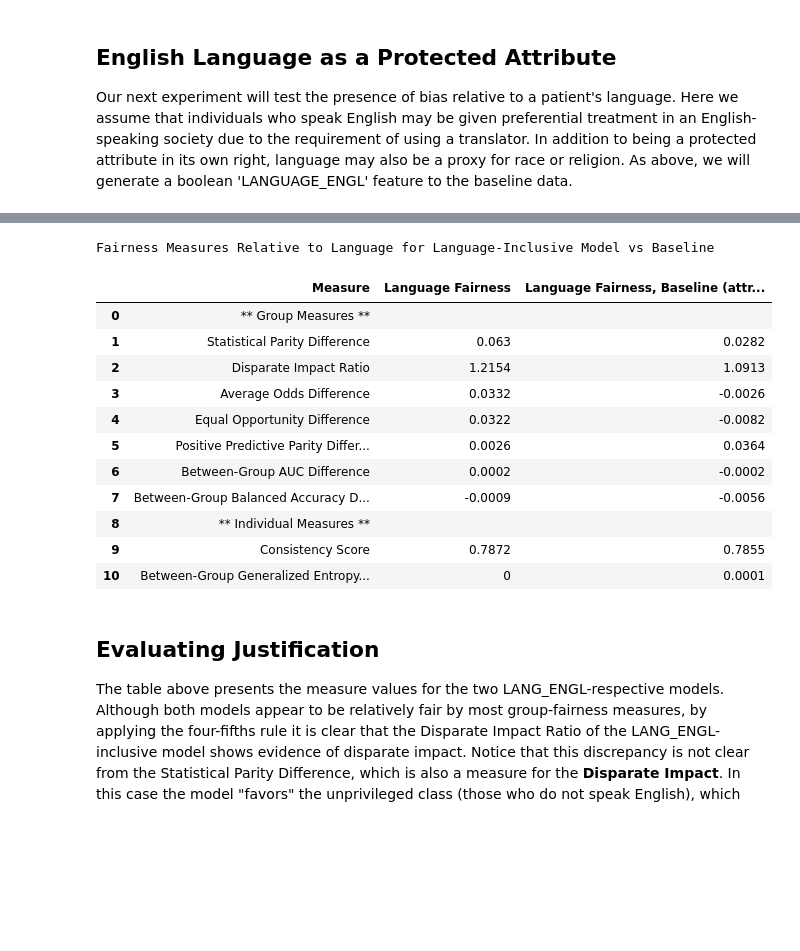
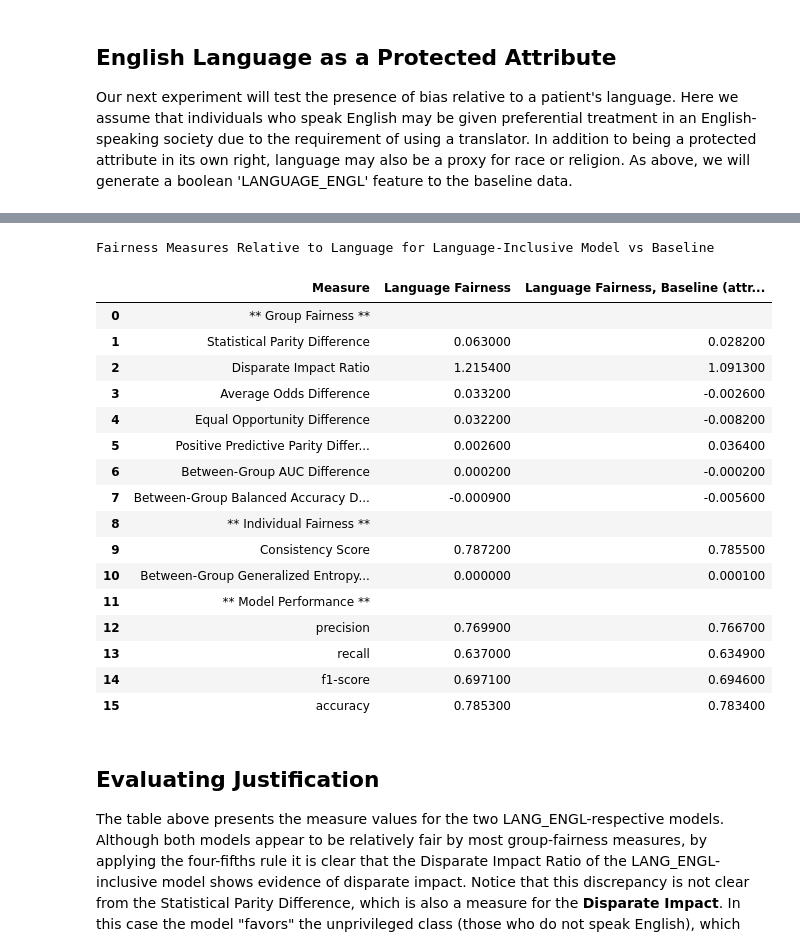
Before and after one commit to KenSciResearch/fairMLHealth, a Jupyter notebook: fairMLHealth/tutorial_and_examples/kdd_fairness_in_healthcare_tutorial.ipynb, the cells around one changed output, grey strips where cells are left out. Cells and saved outputs as stored; diff of their text form; code cells hidden in the pictures; blank space fills up the shorter version.

```diff
--- a/fairMLHealth/tutorial_and_examples/kdd_fairness_in_healthcare_tutorial.ipynb
+++ b/fairMLHealth/tutorial_and_examples/kdd_fairness_in_healthcare_tutorial.ipynb
@@ -85,9 +90,9 @@ path_to_mimic_data_folder = "~/data/MIMIC"
 ## Data Subset <a id="datasubset"></a>
 Example models in this notebook use data from all years of the MIMIC-III dataset for patients aged 65 and older. Data are imported at the encounter level with all additional patient identification dropped. All models include an "AGE" feature, simplified to 5-year bins, as well as boolean diagnosis and procedure features categorized through the Clinical Classifications Software system ([HCUP](https://www.hcup-us.ahrq.gov/toolssoftware/ccs/ccs.jsp)). All features other than age are one-hot encoded and prefixed with their variable type (e.g. "GENDER_", "ETHNICITY_").
 # %%
-df = helper.load_example_data(path_to_mimic_data_folder)
+df = helpers.load_example_data(path_to_mimic_data_folder)
 df = df.loc[df['AGE'].ge(65),:]
-helper.print_feature_table(df)
+helpers.print_feature_table(df)
 display(Markdown('---'))
 display(df.head())
 # %% [output]
@@ -459,24 +464,25 @@ To facilitate comparison between our GENDER_M-inclusive model and the baseline,
 
 Below we generate a table conatining fairness scores for our LOS models. The scores we just generated are constrasted against gender-relative scores for the baseline model, which importantly does not contain GENDER_M as an attribute. As the table shows, removal of the gender attribute produces little change in measure values.
 # %%
+#
 gender_values = X_test_gender[['GENDER_M']]
 
 # Use Tutorial Helper Function to Generate Dataframe of Measure Values for Gender-Included Model, Relative to Patient Gender
-gender_scores = helper.get_aif360_measures_df(X_test_gender, gender_values, y_test, y_pred_gender, y_prob_gender)
+gender_scores = model_comparison.report_classification_fairness(X_test_gender, gender_values, y_test, y_pred_gender, y_prob_gender[:,1])
 
 # Use Tutorial Helper Function to Generate Dataframe of Measure Values for Baseline Model, Relative to Patient Gender
-baseline_scores = helper.get_aif360_measures_df(X_test, gender_values, y_test, y_pred_baseline, y_prob_baseline)
+baseline_scores = model_comparison.report_classification_fairness(X_test, gender_values, y_test, y_pred_baseline, y_prob_baseline[:,1])
 
 # Merge Results to Compare Values
 comparison = gender_scores.rename(columns={'Value':'Gender Fairness (GENDER_M Included)'}
                                 ).merge(baseline_scores.rename(columns={'Value':'Gender Fairness, Baseline (GENDER_M Excluded)'}))
 
 # Highlight Groups differentially
-im_loc = comparison[comparison['Measure'].eq('** Individual Measures **')].index[0]
+im_loc = comparison[comparison['Measure'].eq('** Individual Fairness **')].index[0]
 grp_measures = comparison.loc[(comparison.index < im_loc), 'Measure'].tolist()
 comparison.style.set_caption('Fairness Measures Relative to Gender for Gender-Inclusive Model vs Baseline'
-               ).apply(helper.highlight_row, colname='Measure', h_type='text', values=grp_measures, color='slateblue', axis=1
-               ).apply(helper.highlight_row, colname='Measure',
+               ).apply(helpers.highlight_row, colname='Measure', h_type='text', values=grp_measures, color='slateblue', axis=1
+               ).apply(helpers.highlight_row, colname='Measure',
                        values=['Disparate Impact Ratio', 'Consistency Score'], axis=1)
 # %% [output]
 Fairness Measures Relative to Gender for Gender-Inclusive Model vs Baseline
@@ -556,35 +567,40 @@ y_prob_lang = lang_model.predict_proba(X_test_lang)
 # %%
 lang_values = X_test_lang['LANG_ENGL']
 
 # Generate Dataframe of  Measure Values for Language-Inclusive Model, Relative to Patient Language
-lang_scores = helper.get_aif360_measures_df(X_test_lang, lang_values, y_test, y_pred_lang, y_prob_lang)
+lang_scores = model_comparison.report_classification_fairness(X_test_lang, lang_values, y_test, y_pred_lang, y_prob_lang[:,1])
 
 # Generate Dataframe of Measure Values for Baseline Model, Relative to Patient Language
-lang_ko_scores = helper.get_aif360_measures_df(X_test_lang, lang_values, y_test, y_pred_baseline, y_prob_baseline)
+lang_ko_scores = model_comparison.report_classification_fairness(X_test_lang, lang_values, y_test, y_pred_baseline, y_prob_baseline[:,1])
 
 # Merge Results to Display a Full Comparison
 lang_comparison = lang_scores.rename(columns={'Value':'Language Fairness'}
                             ).merge(lang_ko_scores.rename(columns={'Value':'Language Fairness, Baseline (attribute absent)'})
                             )
 
 lang_comparison.style.set_caption('Fairness Measures Relative to Language for Language-Inclusive Model vs Baseline'
-                    ).apply(helper.highlight_row, colname='Measure', h_type='text', values=grp_measures, color='slateblue', axis=1
-                    ).apply(helper.highlight_row, colname='Measure',
+                    ).apply(helpers.highlight_row, colname='Measure', h_type='text', values=grp_measures, color='slateblue', axis=1
+                    ).apply(helpers.highlight_row, colname='Measure',
                        values=['Disparate Impact Ratio', 'Consistency Score'], axis=1)
 # %% [output]
 Fairness Measures Relative to Language for Language-Inclusive Model vs Baseline
 |  | Measure | Language Fairness | Language Fairness, Baseline (attr... |
-| 0 | ** Group Measures ** |  |  |
-| 1 | Statistical Parity Difference | 0.063 | 0.0282 |
-| 2 | Disparate Impact Ratio | 1.2154 | 1.0913 |
-| 3 | Average Odds Difference | 0.0332 | -0.0026 |
-| 4 | Equal Opportunity Difference | 0.0322 | -0.0082 |
-| 5 | Positive Predictive Parity Differ... | 0.0026 | 0.0364 |
-| 6 | Between-Group AUC Difference | 0.0002 | -0.0002 |
-| 7 | Between-Group Balanced Accuracy D... | -0.0009 | -0.0056 |
-| 8 | ** Individual Measures ** |  |  |
-| 9 | Consistency Score | 0.7872 | 0.7855 |
-| 10 | Between-Group Generalized Entropy... | 0 | 0.0001 |
+| 0 | ** Group Fairness ** |  |  |
+| 1 | Statistical Parity Difference | 0.063000 | 0.028200 |
+| 2 | Disparate Impact Ratio | 1.215400 | 1.091300 |
+| 3 | Average Odds Difference | 0.033200 | -0.002600 |
+| 4 | Equal Opportunity Difference | 0.032200 | -0.008200 |
+| 5 | Positive Predictive Parity Differ... | 0.002600 | 0.036400 |
+| 6 | Between-Group AUC Difference | 0.000200 | -0.000200 |
+| 7 | Between-Group Balanced Accuracy D... | -0.000900 | -0.005600 |
+| 8 | ** Individual Fairness ** |  |  |
+| 9 | Consistency Score | 0.787200 | 0.785500 |
+| 10 | Between-Group Generalized Entropy... | 0.000000 | 0.000100 |
+| 11 | ** Model Performance ** |  |  |
+| 12 | precision | 0.769900 | 0.766700 |
+| 13 | recall | 0.637000 | 0.634900 |
+| 14 | f1-score | 0.697100 | 0.694600 |
+| 15 | accuracy | 0.785300 | 0.783400 |
 # %% [markdown]
 ## Evaluating Justification
 The table above presents the measure values for the two LANG_ENGL-respective models. Although both models appear to be relatively fair by most group-fairness measures, by applying the four-fifths rule it is clear that the Disparate Impact Ratio of the LANG_ENGL-inclusive model shows evidence of disparate impact. Notice that this discrepancy is not clear from the Statistical Parity Difference, which is also a measure for the **Disparate Impact**. In this case the model "favors" the unprivileged class (those who do not speak English), which translates to a longer predicted LOS for those who do not speak English. Even the baseline model, although its Disparate Impact Ratio is within the four-fiths guideline, still shows evidence of some "favortism" toward the non-English speaking group. Does this constitute discrimination? As we noted [above](#disparateimpact), discrimination exists where differential treatment is unjustified.
```
Also changed, not shown: parts of 13 cells of this notebook, 7 other files.
